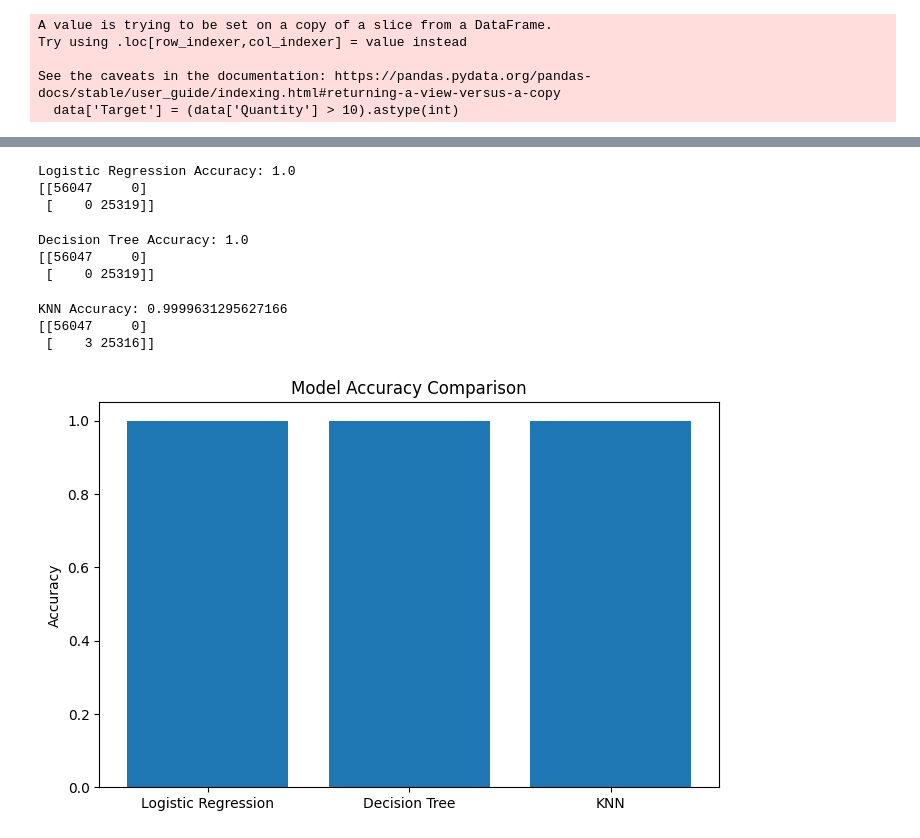
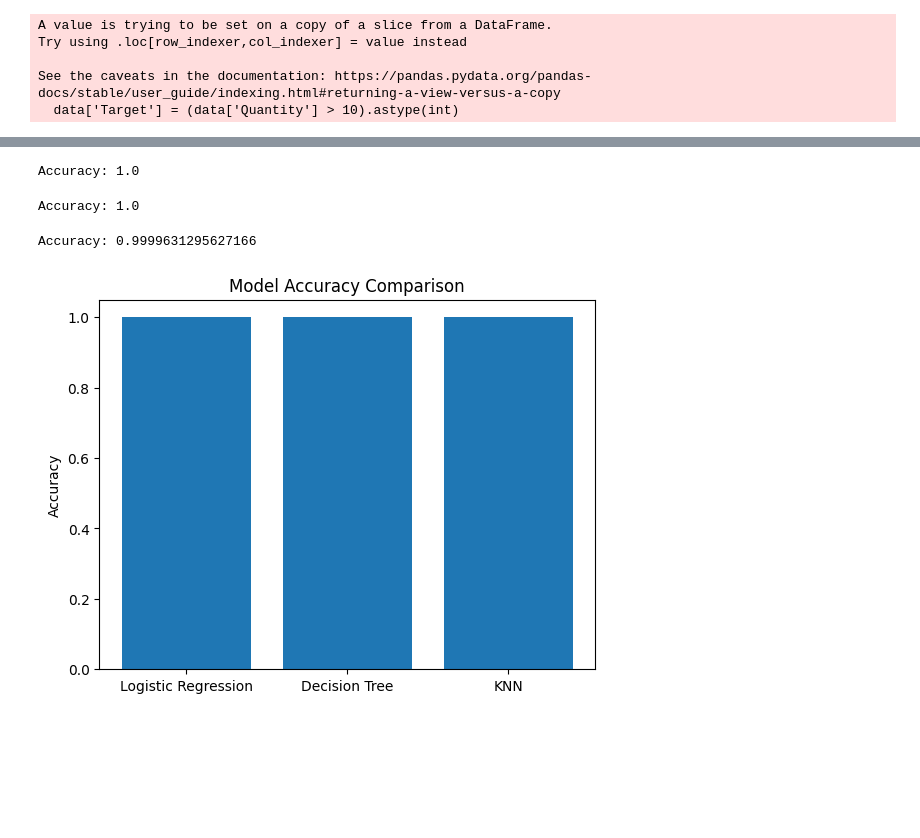
Before and after one commit to KalkidanAI/MyFirstRepo, a Jupyter notebook: customer_retail_ml_project.ipynb, the cells around one changed output, grey strips where cells are left out. Drawn from its saved outputs; the diff is of its cells as text; code cells hidden in the pictures; blank space fills up the shorter version.

```diff
--- a/customer_retail_ml_project.ipynb
+++ b/customer_retail_ml_project.ipynb
@@ -44,0 +24,6 @@ None
+# %%
+filename = list(uploaded.keys())[0]
+
+df = pd.read_csv(filename)
+
+print(df.head())
@@ -91,9 +97,10 @@ See the caveats in the documentation: https://pandas.pydata.org/pandas-docs/stab
 # %%
 X = data[['Quantity', 'UnitPrice', 'Country']]
 y = data['Target']
+
+X_train, X_test, y_train, y_test = train_test_split(
+    X,
+    y,
+    test_size=0.2,
+    random_state=42
+)
-# %%
-X_train, X_test, y_train, y_test = train_test_split(
-    X, y,
-    test_size=0.2,
-    random_state=42
-)
@@ -113,13 +113,9 @@ lr_pred = lr.predict(X_test)
 
 lr_acc = accuracy_score(y_test, lr_pred)
 
-print("Logistic Regression Accuracy:", lr_acc)
-
-print(confusion_matrix(y_test, lr_pred))
+print("Accuracy:", lr_acc)
 # %% [output]
-Logistic Regression Accuracy: 1.0
-[[56047     0]
- [    0 25319]]
+Accuracy: 1.0
 # %%
 dt = DecisionTreeClassifier()
 
@@ -129,15 +125,11 @@ dt_pred = dt.predict(X_test)
 
 dt_acc = accuracy_score(y_test, dt_pred)
 
-print("Decision Tree Accuracy:", dt_acc)
-
-print(confusion_matrix(y_test, dt_pred))
+print("Accuracy:", dt_acc)
 # %% [output]
-Decision Tree Accuracy: 1.0
-[[56047     0]
- [    0 25319]]
+Accuracy: 1.0
 # %%
-knn = KNeighborsClassifier(n_neighbors=5)
+knn = KNeighborsClassifier()
 
 knn.fit(X_train, y_train)
 
@@ -145,26 +137,20 @@ knn_pred = knn.predict(X_test)
 
 knn_acc = accuracy_score(y_test, knn_pred)
 
-print("KNN Accuracy:", knn_acc)
-
-print(confusion_matrix(y_test, knn_pred))
+print("Accuracy:", knn_acc)
 # %% [output]
-KNN Accuracy: 0.9999631295627166
-[[56047     0]
- [    3 25316]]
+Accuracy: 0.9999631295627166
 # %%
 models = ['Logistic Regression', 'Decision Tree', 'KNN']
 
 accuracies = [lr_acc, dt_acc, knn_acc]
-
-plt.figure(figsize=(8,5))
 
 plt.bar(models, accuracies)
 
 plt.title("Model Accuracy Comparison")
 
 plt.ylabel("Accuracy")
 
 plt.show()
 # %% [output]
-[figure, old version]
+[figure, new version]
```
Also changed, not shown: parts of 7 cells of this notebook.
